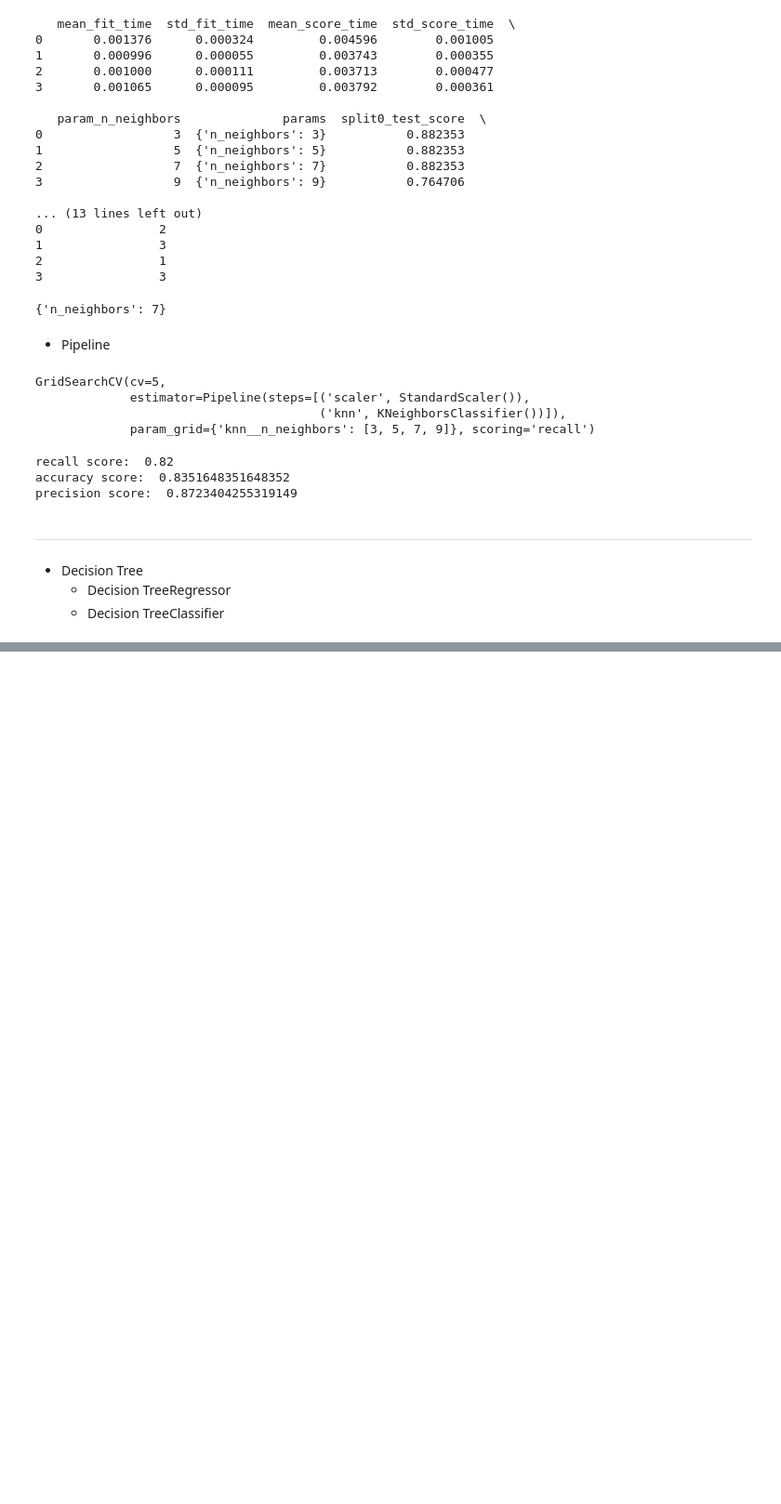
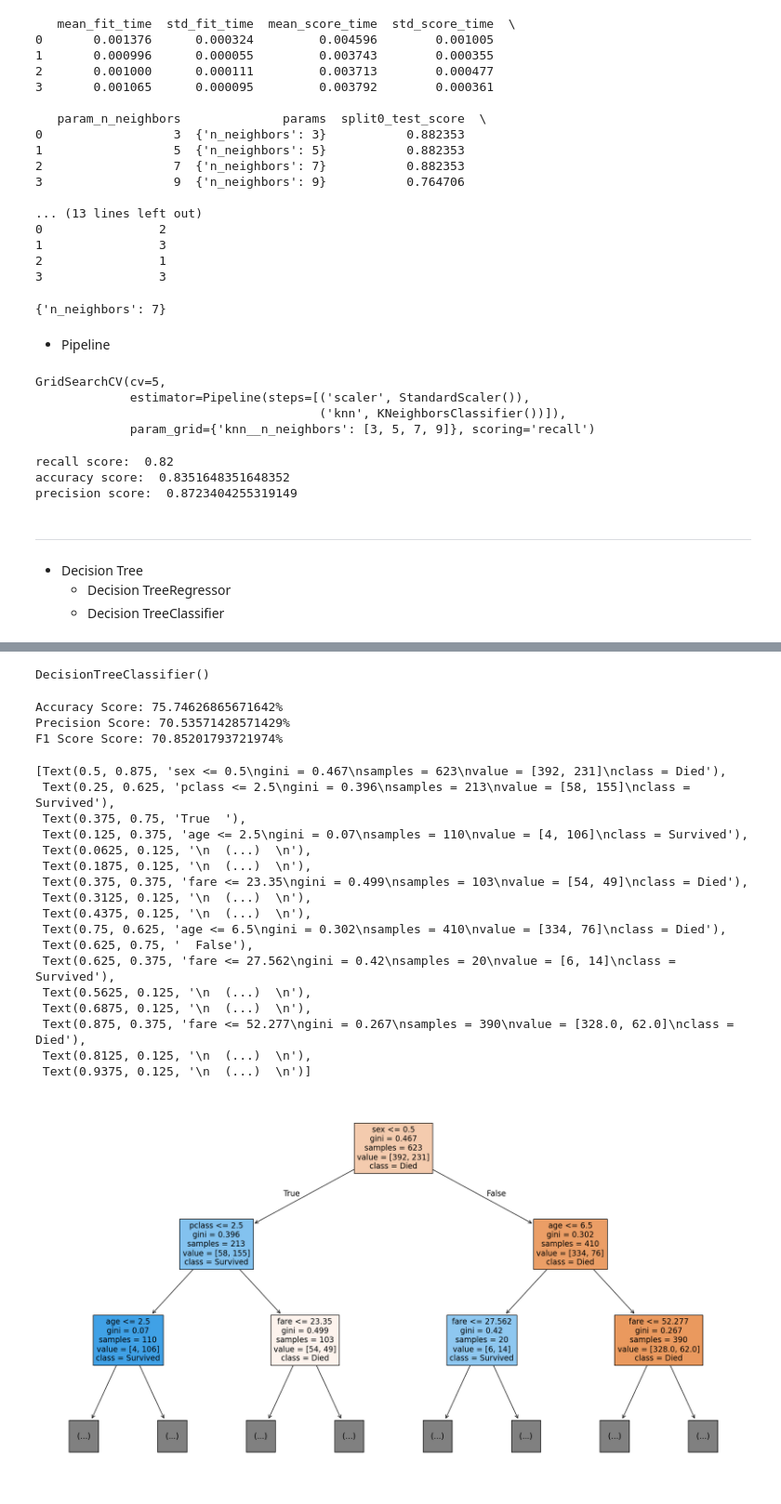
Before and after one commit to Ankit1726/AIML_Resources, a Jupyter notebook: Machine_Learning/Quick_ML.ipynb, the cells around one changed output, grey strips where cells are left out. Shown at 93% size. Cells and saved outputs as stored; diff of their text form; code cells hidden in the pictures; blank space fills up the shorter version.

```diff
--- a/Machine_Learning/Quick_ML.ipynb
+++ b/Machine_Learning/Quick_ML.ipynb
@@ -887,0 +968,11 @@ precision score:  0.8723404255319149
+# %%
+## Handling Missing Values
+from sklearn.impute import SimpleImputer
+
+# Numerical Data
+imp_median = SimpleImputer(strategy="median")
+df[['age']] = imp_median.fit_transform(df[['age']])
+
+# Categorical Data
+imp_freq = SimpleImputer(strategy="most_frequent")
+df[['embarked']] = imp_freq.fit_transform(df[['embarked']])
@@ -887,0 +998,15 @@ precision score:  0.8723404255319149
+# %%
+## Encoding
+from sklearn.preprocessing import LabelEncoder
+le = LabelEncoder()
+
+df["sex"] = le.fit_transform(df["sex"])
+df["embarked"] = le.fit_transform(df["embarked"])
+# %%
+X = df[features]
+y = df[target]
+
+from sklearn.model_selection import train_test_split
+X_train,X_test,y_train,y_test = train_test_split(
+     X,y,test_size=0.3,random_state=42
+)
@@ -887,0 +1031,48 @@ precision score:  0.8723404255319149
+# %%
+## Training Model
+from sklearn.tree import DecisionTreeClassifier
+model = DecisionTreeClassifier()
+model.fit(X_train,y_train)
+# %% [output]
+DecisionTreeClassifier()
+# %%
+## Evalaution Metrics
+from sklearn.metrics import accuracy_score,precision_score,f1_score
+y_pred = model.predict(X_test)
+print(f"Accuracy Score: {accuracy_score(y_test,y_pred)*100}%")
+print(f"Precision Score: {precision_score(y_test,y_pred)*100}%")
+print(f"F1 Score Score: {f1_score(y_test,y_pred)*100}%")
+# %% [output]
+Accuracy Score: 75.74626865671642%
+Precision Score: 70.53571428571429%
+F1 Score Score: 70.85201793721974%
+# %%
+## Ploting Tree
+from sklearn.tree import plot_tree
+plt.figure(figsize=(22,12))
+plot_tree(
+     model,
+     feature_names=X.columns,
+     class_names=["Died","Survived"],
+     filled=True,
+     max_depth=2
+)
+# %% [output]
+[Text(0.5, 0.875, 'sex <= 0.5\ngini = 0.467\nsamples = 623\nvalue = [392, 231]\nclass = Died'),
+ Text(0.25, 0.625, 'pclass <= 2.5\ngini = 0.396\nsamples = 213\nvalue = [58, 155]\nclass = Survived'),
+ Text(0.375, 0.75, 'True  '),
+ Text(0.125, 0.375, 'age <= 2.5\ngini = 0.07\nsamples = 110\nvalue = [4, 106]\nclass = Survived'),
+ Text(0.0625, 0.125, '\n  (...)  \n'),
+ Text(0.1875, 0.125, '\n  (...)  \n'),
+ Text(0.375, 0.375, 'fare <= 23.35\ngini = 0.499\nsamples = 103\nvalue = [54, 49]\nclass = Died'),
+ Text(0.3125, 0.125, '\n  (...)  \n'),
+ Text(0.4375, 0.125, '\n  (...)  \n'),
+ Text(0.75, 0.625, 'age <= 6.5\ngini = 0.302\nsamples = 410\nvalue = [334, 76]\nclass = Died'),
+ Text(0.625, 0.75, '  False'),
+ Text(0.625, 0.375, 'fare <= 27.562\ngini = 0.42\nsamples = 20\nvalue = [6, 14]\nclass = Survived'),
+ Text(0.5625, 0.125, '\n  (...)  \n'),
+ Text(0.6875, 0.125, '\n  (...)  \n'),
+ Text(0.875, 0.375, 'fare <= 52.277\ngini = 0.267\nsamples = 390\nvalue = [328.0, 62.0]\nclass = Died'),
+ Text(0.8125, 0.125, '\n  (...)  \n'),
+ Text(0.9375, 0.125, '\n  (...)  \n')]
+[figure, added]
```
Also changed, not shown: parts of 47 cells of this notebook, 1 other file.
